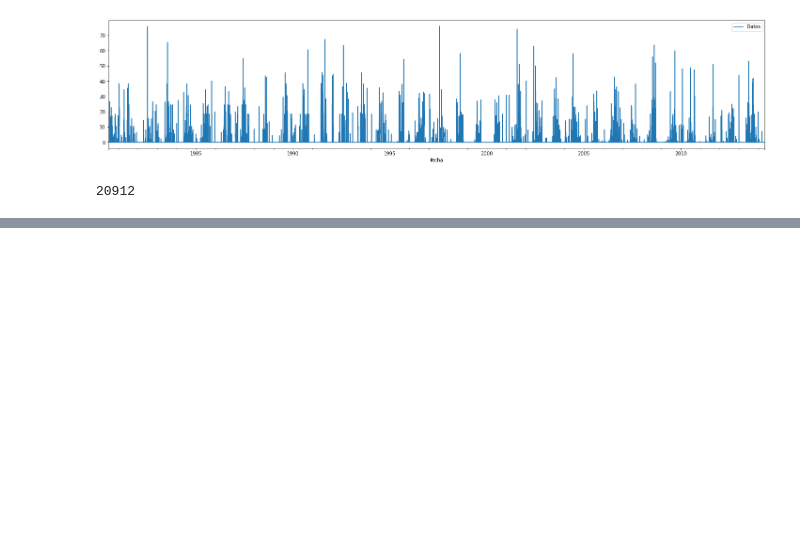
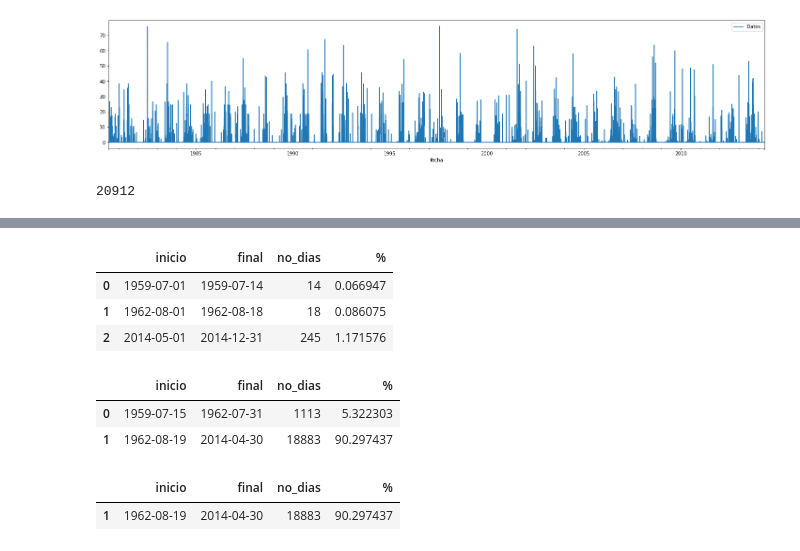
Before and after one commit to Ro-teodoro/clicom, a Jupyter notebook: clicom.ipynb, the cells around one changed output, grey strips where cells are left out. Cells and saved outputs as stored; diff of their text form; code cells hidden in the pictures; blank space fills up the shorter version.

```diff
--- a/clicom.ipynb
+++ b/clicom.ipynb
@@ -211,0 +323,18 @@ len(est)
+# %%
+falt2
+# %% [output]
+|  | inicio | final | no_dias | % |
+| 0 | 1959-07-01 | 1959-07-14 | 14 | 0.066947 |
+| 1 | 1962-08-01 | 1962-08-18 | 18 | 0.086075 |
+| 2 | 2014-05-01 | 2014-12-31 | 245 | 1.171576 |
+# %%
+comp2
+# %% [output]
+|  | inicio | final | no_dias | % |
+| 0 | 1959-07-15 | 1962-07-31 | 1113 | 5.322303 |
+| 1 | 1962-08-19 | 2014-04-30 | 18883 | 90.297437 |
+# %%
+comp2[ comp2['no_dias'] == comp2['no_dias'].max()]
+# %% [output]
+|  | inicio | final | no_dias | % |
+| 1 | 1962-08-19 | 2014-04-30 | 18883 | 90.297437 |
```
Also changed, not shown: parts of 9 cells of this notebook.
